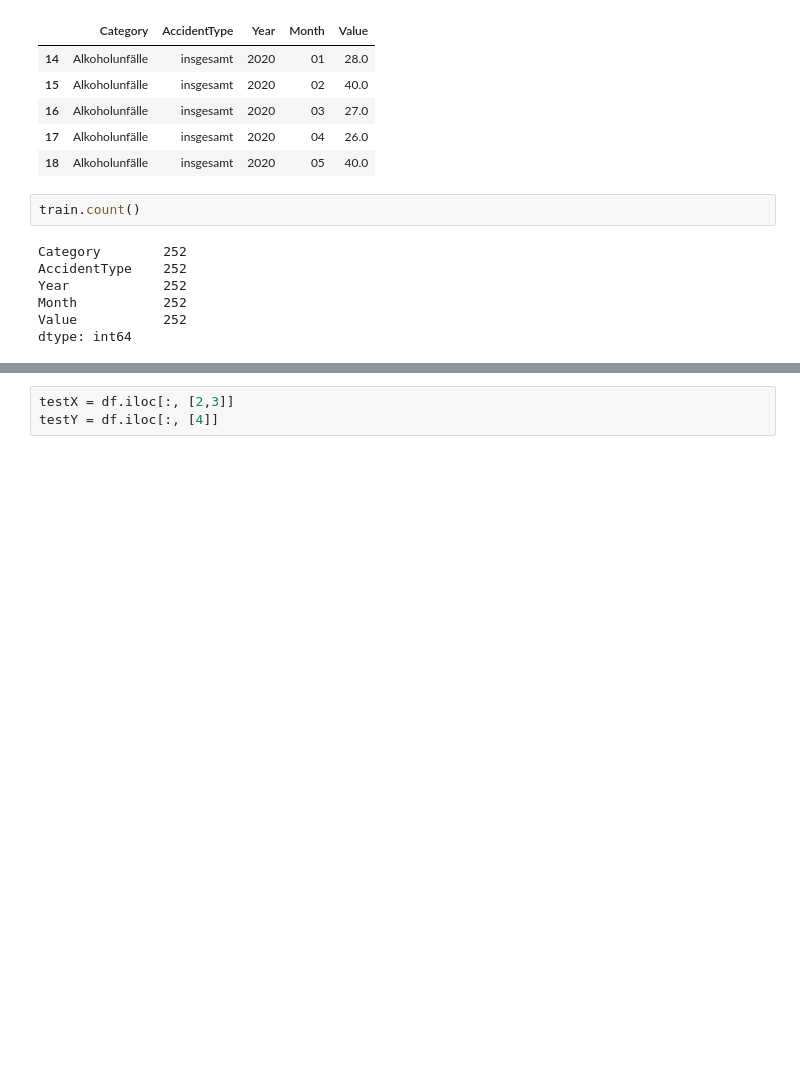
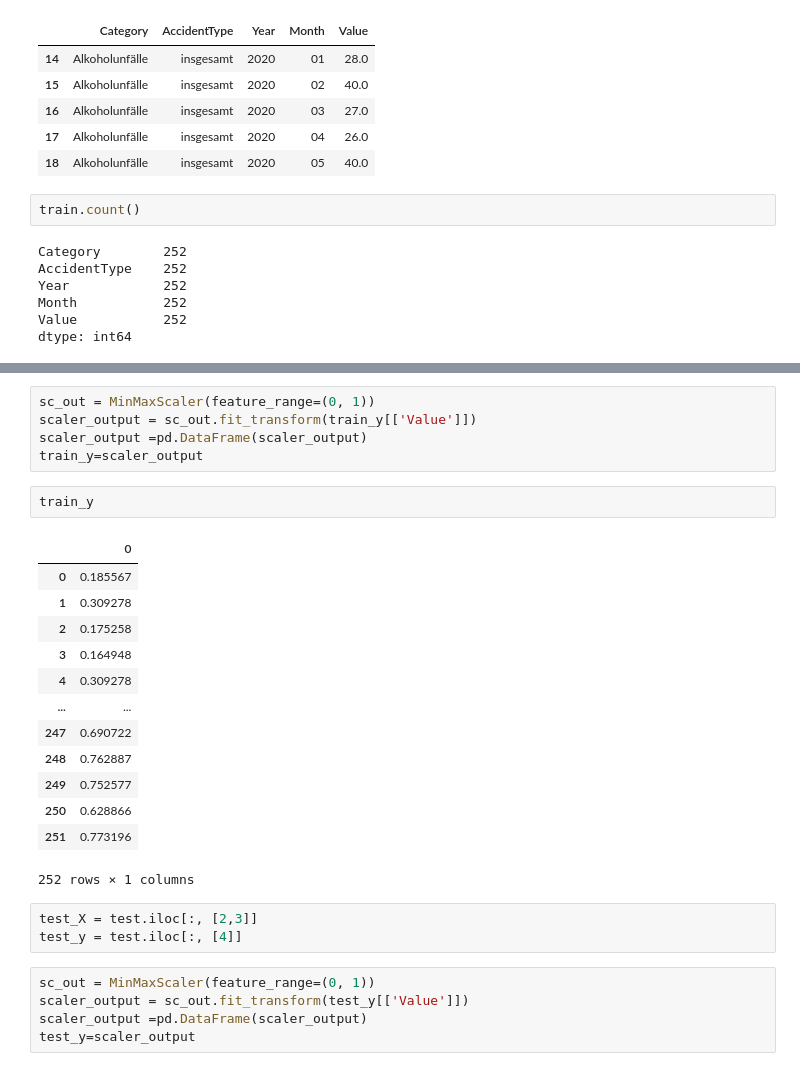
Before and after one commit to Anum29/DPS_AI_Challenge-Model-Deployment-, a Jupyter notebook: Data visualization and model development.ipynb, the cells around one changed output, grey strips where cells are left out. Cells and saved outputs as stored; diff of their text form; blank space fills up the shorter version.

```diff
--- a/Data visualization and model development.ipynb
+++ b/Data visualization and model development.ipynb
@@ -205,3 +234,29 @@ trainY = df.iloc[:, [4]]
+# %%
+sc_out = MinMaxScaler(feature_range=(0, 1))
+scaler_output = sc_out.fit_transform(train_y[['Value']])
+scaler_output =pd.DataFrame(scaler_output)
+train_y=scaler_output
+# %%
+train_y
+# %% [output]
+|  | 0 |
+| 0 | 0.185567 |
+| 1 | 0.309278 |
+| 2 | 0.175258 |
+| 3 | 0.164948 |
+| 4 | 0.309278 |
+| ... | ... |
+| 247 | 0.690722 |
+| 248 | 0.762887 |
+| 249 | 0.752577 |
+| 250 | 0.628866 |
+| 251 | 0.773196 |
+252 rows × 1 columns
 # %%
-testX = df.iloc[:, [2,3]]
-testY = df.iloc[:, [4]]
+test_X = test.iloc[:, [2,3]]
+test_y = test.iloc[:, [4]]
+# %%
+sc_out = MinMaxScaler(feature_range=(0, 1))
+scaler_output = sc_out.fit_transform(test_y[['Value']])
+scaler_output =pd.DataFrame(scaler_output)
+test_y=scaler_output
```
Also changed, not shown: parts of 37 cells of this notebook.
